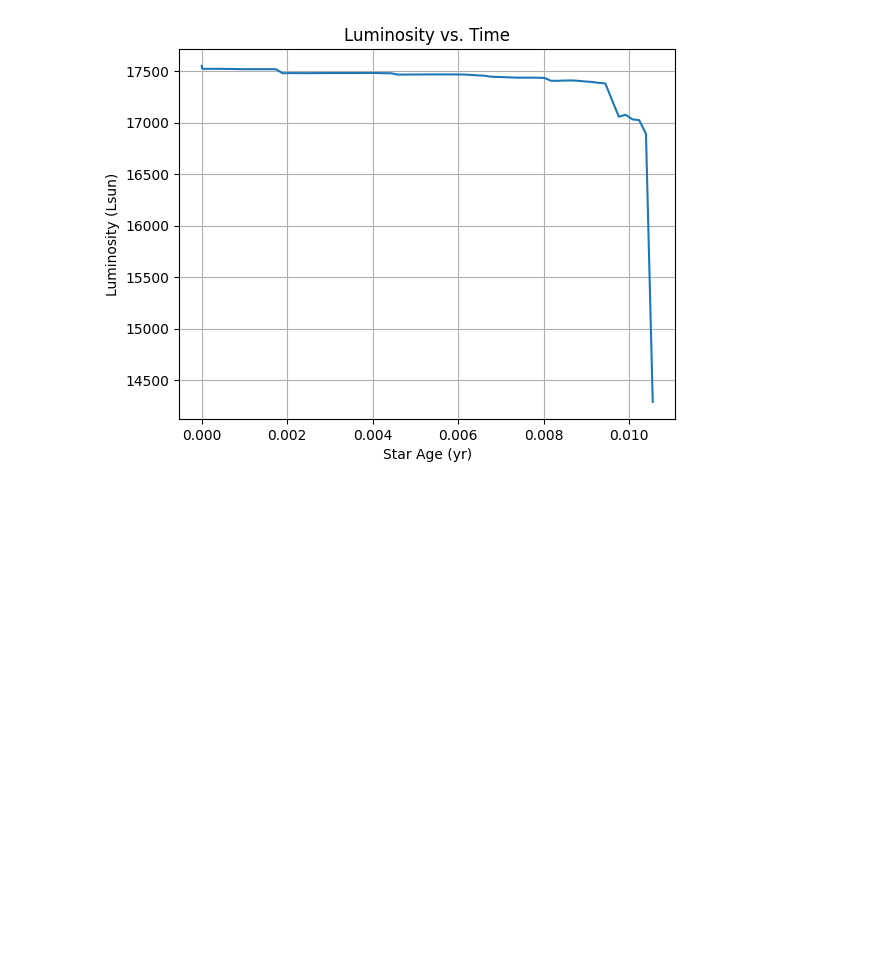
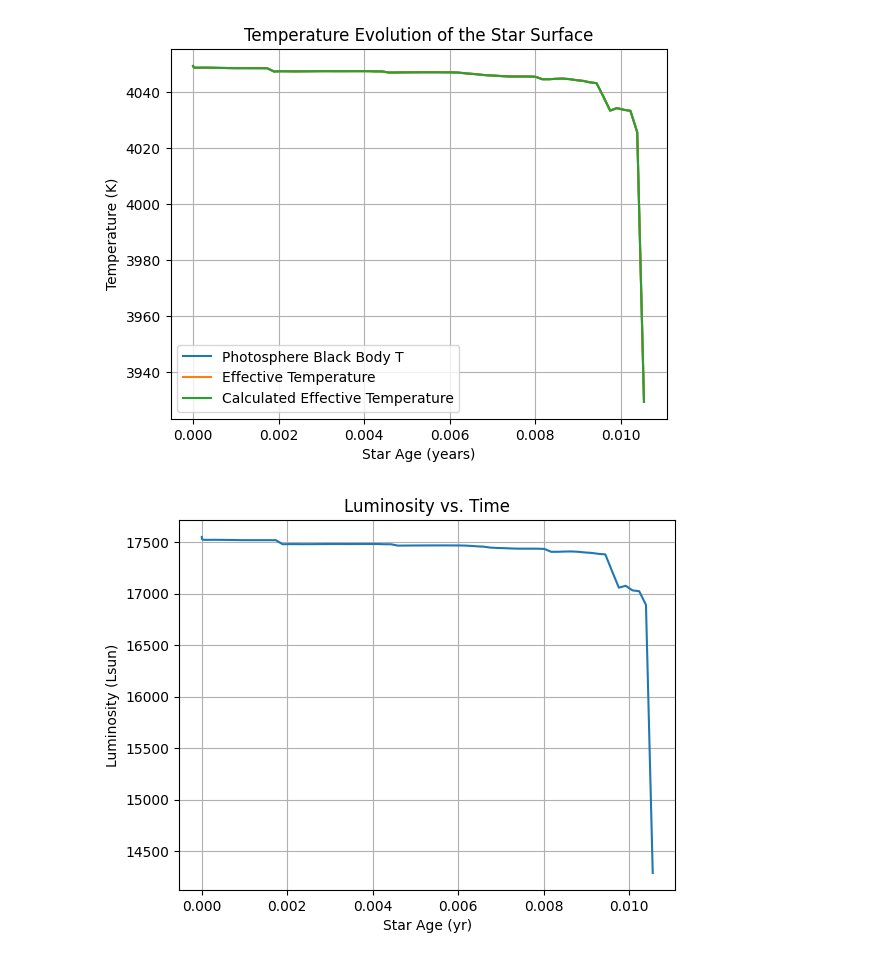
Before and after one commit to abhavishwakarma2/CE_GW, a Jupyter notebook: post_processing.ipynb, the cells around one changed output. Cells and saved outputs as stored; diff of their text form; code cells hidden in the pictures; blank space fills up the shorter version.

```diff
--- a/post_processing.ipynb
+++ b/post_processing.ipynb
@@ -12,3 +23,20 @@ h1 = mr.MesaData('c:/Users/abhav/Documents/UIUC_Graduate/RESEARCH/history.data')
+# %%
+stephan_boltzmann = 5.670374419e-5  # erg cm^-2 s^-1 K^-4
+Lsun = 3.828e33  # erg/s
+Rsun = 6.957e10  # cm
+
+plt.plot(h1.star_age, h1.photosphere_black_body_T, label='Photosphere Black Body T')
+plt.plot(h1.star_age, 10**h1.log_Teff, label='Effective Temperature')
+plt.plot(h1.star_age, (Lsun*10**h1.log_L / (4 * np.pi * (Rsun*10**h1.log_R)**2 * stephan_boltzmann))**0.25, label='Calculated Effective Temperature')
+plt.xlabel('Star Age (years)')
+plt.ylabel('Temperature (K)')
+plt.title('Temperature Evolution of the Star Surface')
+plt.legend()
+plt.grid()
+plt.show()
+plt.close()
+# %% [output]
+[figure, added]
 # %%
 plt.plot(h1.star_age, 10**h1.log_L, label='Luminosity')
 # plt.plot(h1.star_age, h1.aorb/Rsun)
```
Also changed, not shown: parts of 2 cells of this notebook, 2 other files.
